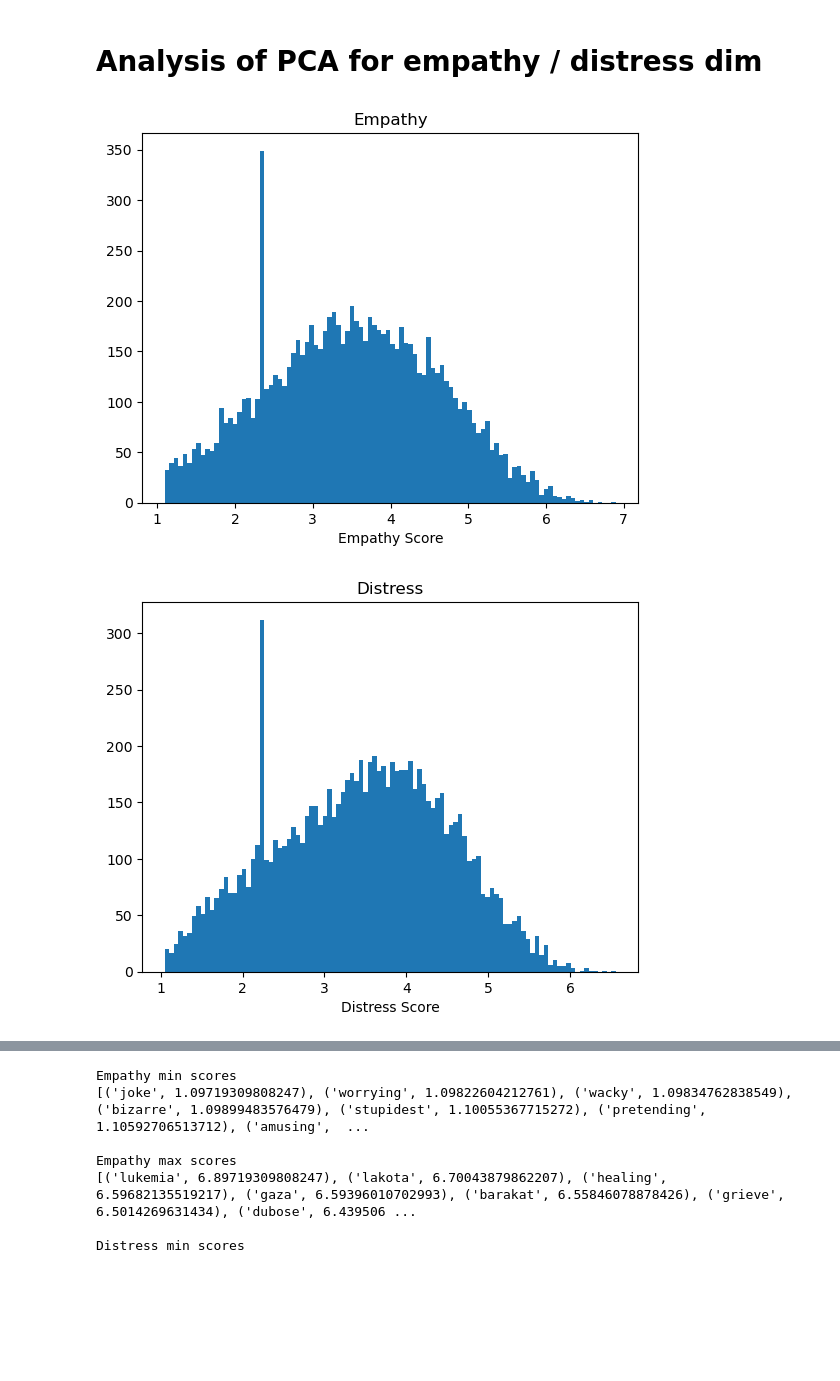
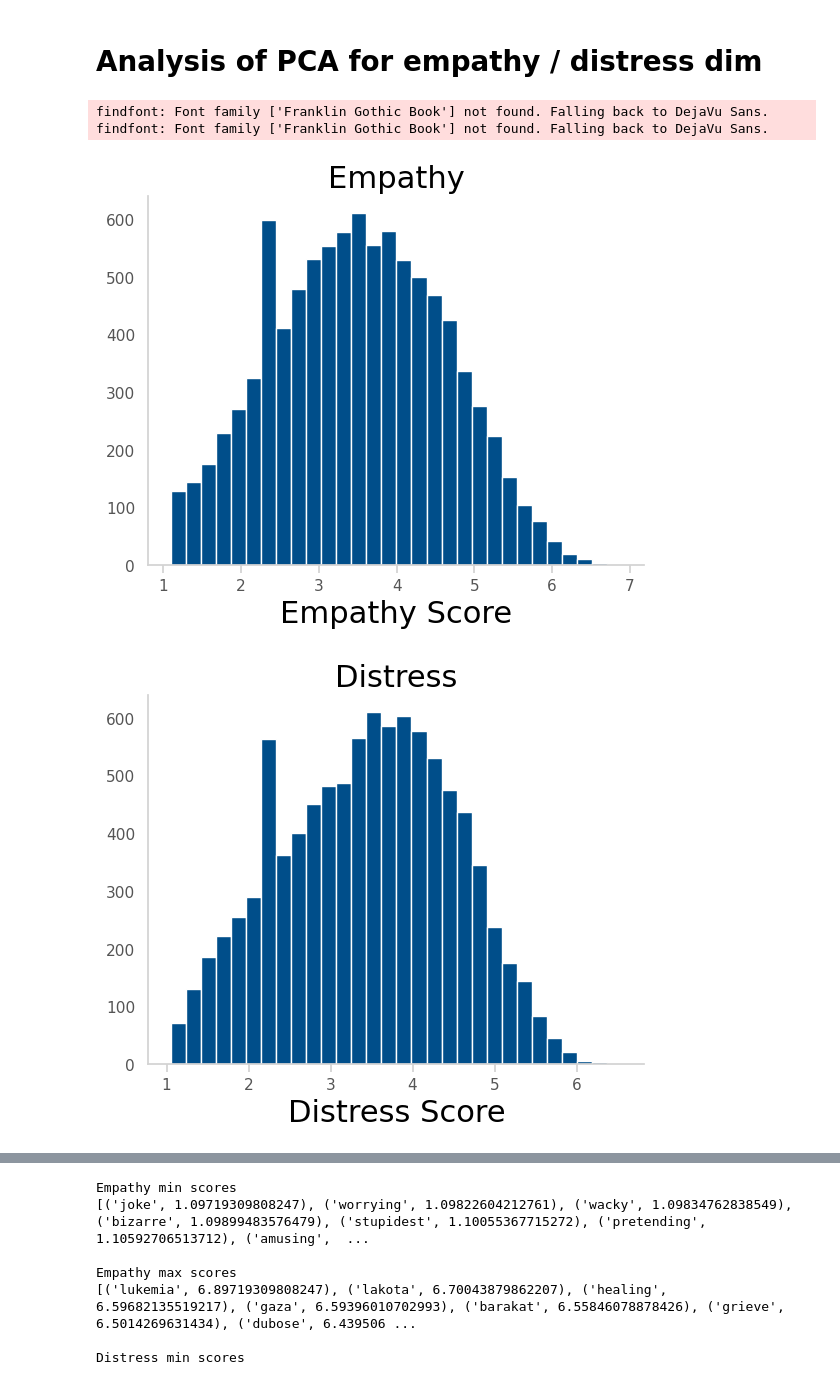
Before and after one commit to myrazma/2022_Masterthesis_Code, a Jupyter notebook: analysis/empdim_analysis.ipynb, the cells around one changed output, grey strips where cells are left out. Cells and saved outputs as stored; diff of their text form; code cells hidden in the pictures; blank space fills up the shorter version.

```diff
--- a/analysis/empdim_analysis.ipynb
+++ b/analysis/empdim_analysis.ipynb
@@ -53,6 +53,44 @@ import utils.preprocessing as preprocessing
 [nltk_data]   Package punkt is already up-to-date!
 [nltk_data] Downloading package stopwords to /Users/myra/nltk_data...
 [nltk_data]   Package stopwords is already up-to-date!
+# %%
+# Code for pretty plots
+# https://towardsdatascience.com/making-matplotlib-beautiful-by-default-d0d41e3534fd
+import seaborn as sns
+from matplotlib.colors import ListedColormap
+import matplotlib as mlp
+label_text_color='#555555'
+text_color="black"
+accent_color="lightgrey"
+sns.set(font="Franklin Gothic Book",
+        rc={
+ "axes.axisbelow": False,
+ "axes.edgecolor": accent_color,
+ "axes.facecolor": "None",
+ "axes.grid": False,
+ "axes.labelcolor": text_color,
+ "axes.spines.right": False,
+ "axes.spines.top": False,
+ "figure.facecolor": "white",
+ "lines.solid_capstyle": "round",
+ "patch.edgecolor": "w",
+ "patch.force_edgecolor": True,
+ "text.color": text_color,
+ "xtick.bottom": True,
+ "xtick.color": accent_color,
+ "xtick.labelcolor": label_text_color,
+ "xtick.direction": "out",
+ "xtick.labelsize": 18,
+ "xtick.top": False,
+ "ytick.color": label_text_color,
+ "ytick.direction": "out",
+ "ytick.left": False,
+ "ytick.right": False})
+sns.set_context("notebook", rc={"font.size":18,
+                                "axes.titlesize":22,
+                                "axes.labelsize":22})
+tu_c1='#004E8A'
+COLORS = ['#004E8A', '#FFE05C', '#F5A300', '#50B695', '#581845', '#E9503E', '#99C000', '#00715E', '#C9308E', '#6A8B22']
 # %%
 data_root_folder = "../data/"
 stopwords_en = set(stopwords.words('english'))
@@ -78,18 +117,20 @@ empathy_lex, distress_lex = utils.load_empathy_distress_lexicon(data_root_folder
 # Analysis of PCA for empathy / distress dim
 # %%
 values = list(empathy_lex.values())
-plt.hist(values, bins = 100)
+plt.hist(values, bins = 30, color=tu_c1)
 plt.xlabel('Empathy Score')
 plt.title('Empathy')
 plt.show()
 
 values = list(distress_lex.values())
-plt.hist(values, bins = 100)
+plt.hist(values, bins = 30, color=tu_c1)
 plt.xlabel('Distress Score')
 plt.title('Distress')
 plt.show()
 # %% [output]
+findfont: Font family ['Franklin Gothic Book'] not found. Falling back to DejaVu Sans.
+findfont: Font family ['Franklin Gothic Book'] not found. Falling back to DejaVu Sans.
-[figure, old version]
+[figure, new version]
-[figure, old version]
+[figure, new version]
 # %%
 values_emp = list(empathy_lex.values())
```
Also changed, not shown: parts of 40 cells of this notebook, 9 other files.
